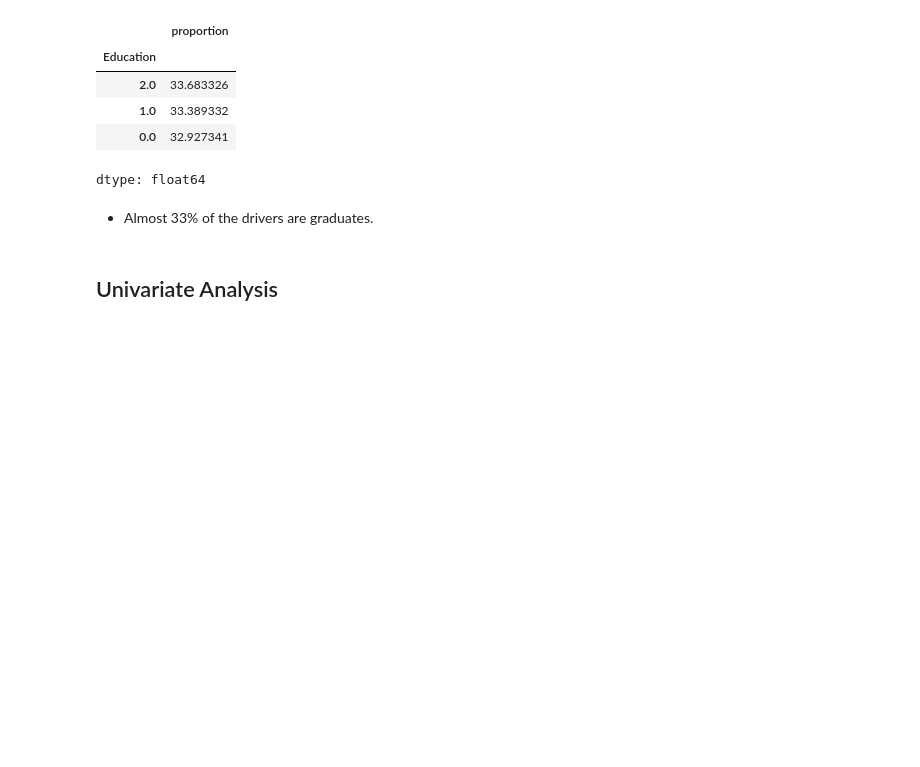
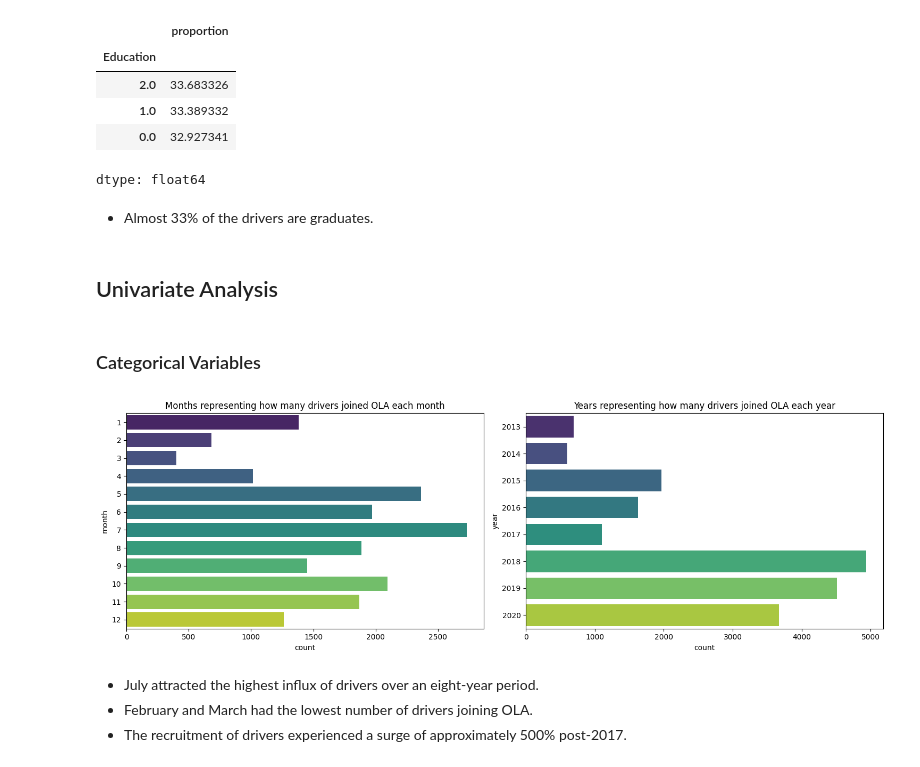
Before and after one commit to mayankbrn/9.10_Driver_churn_ensemble_learning, a Jupyter notebook: 10_Driver_churn_ensemble_learning.ipynb, the cells around one changed output. Cells and saved outputs as stored; diff of their text form; code cells hidden in the pictures; blank space fills up the shorter version.

```diff
--- a/10_Driver_churn_ensemble_learning.ipynb
+++ b/10_Driver_churn_ensemble_learning.ipynb
@@ -728,3 +740,29 @@ dtype: float64
 - Almost 33% of the drivers are graduates.
 # %% [markdown]
 ## Univariate Analysis
+# %% [markdown]
+### Categorical Variables
+# %%
+df['month'] = df['Dateofjoining'].dt.month
+df['year'] = df['Dateofjoining'].dt.year
+
+# Create subplots
+fig, axes = plt.subplots(1, 2, figsize=(15, 5))
+
+# Plot count of drivers joined each month
+sns.countplot(y=df['month'], palette='viridis', ax=axes[0])
+axes[0].set_title('Months representing how many drivers joined OLA each month')
+
+# Plot count of drivers joined each year
+sns.countplot(y=df['year'], palette='viridis', ax=axes[1])
+axes[1].set_title('Years representing how many drivers joined OLA each year')
+
+# Adjust layout
+plt.tight_layout()
+plt.show()
+# %% [output]
+[figure, added]
+# %% [markdown]
+- July attracted the highest influx of drivers over an eight-year period.
+- February and March had the lowest number of drivers joining OLA.
+- The recruitment of drivers experienced a surge of approximately 500% post-2017.
```
Also changed, not shown: parts of 14 cells of this notebook.
